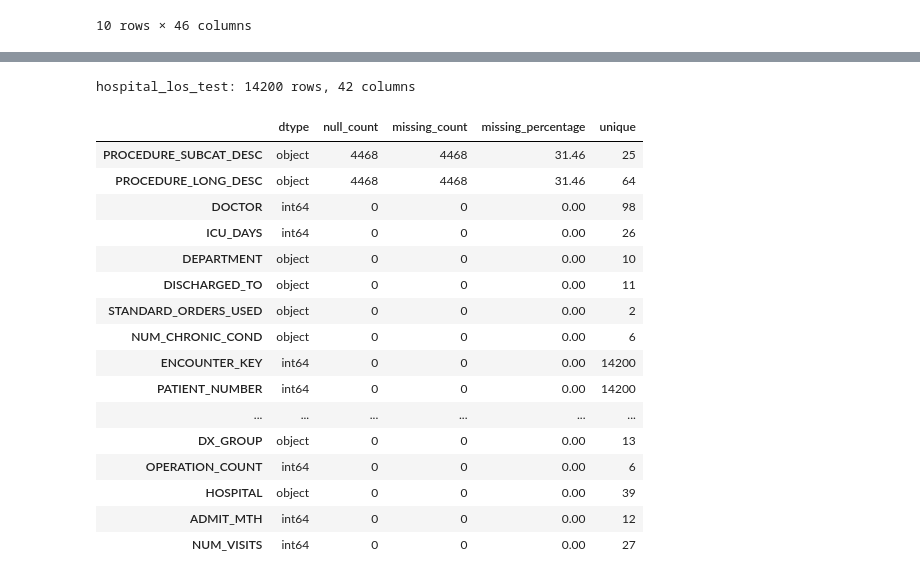
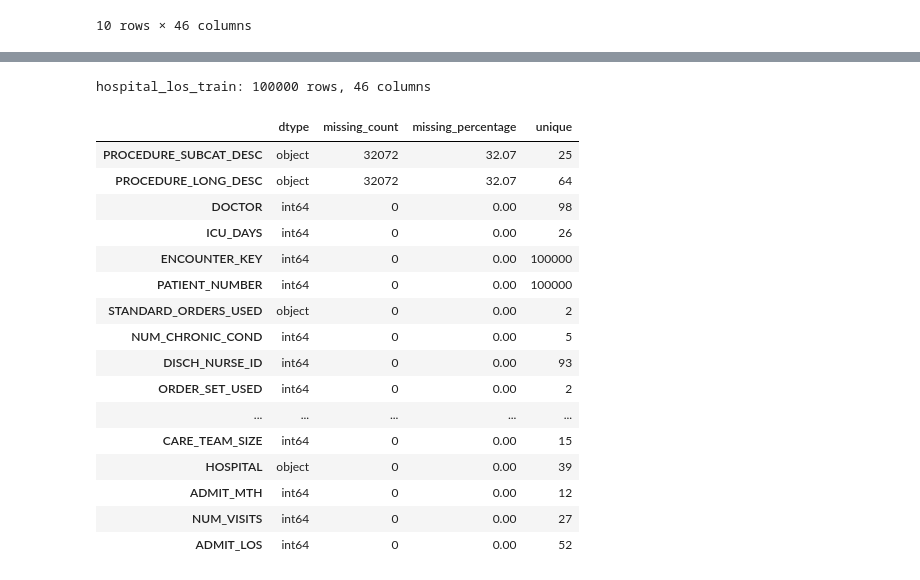
Before and after one commit to benjaminau/sasviya_challenge_2026, a Jupyter notebook: notebooks/hospital_los_eda_cleaning_wrangling.ipynb, the cells around one changed output, grey strips where cells are left out. Cells and saved outputs as stored; diff of their text form; code cells hidden in the pictures.

```diff
--- a/notebooks/hospital_los_eda_cleaning_wrangling.ipynb
+++ b/notebooks/hospital_los_eda_cleaning_wrangling.ipynb
@@ -28,18 +29,3 @@ hospital_los_train.head(10)
 | 8 | 300000008 | 856092066 | 262051 | 0 | HEART | ROUTINE DSCHG, HOME | Y | ... |
 | 9 | 300000009 | 746216963 | 275709 | 0 | HEART | ROUTINE DSCHG, HOME | Y | ... |
 10 rows × 46 columns
-# %%
-# preliminary dataset assessment for training set - shape, dtypes, missingness, cardinality in one table
-def dataset_overview(df, name = "dataset"):
-    overview = pd.DataFrame({
-        'dtype': df.dtypes,
-        'null_count': df.isnull().sum(),
-        'missing_count': df.isna().sum(),
-        'missing_percentage': (df.isnull().sum() / len(df) * 100).round(2),
-        'unique': df.nunique()
-    })
-    print(f"{name}: {df.shape[0]} rows, {df.shape[1]} columns\n")
-    return overview.sort_values('missing_percentage', ascending = False)
-
-hospital_los_train_overview = dataset_overview(hospital_los_train, "hospital_los_train")
-hospital_los_train_overview
@@ -179,34 +48,33 @@ hospital_los_test.head(10)
 # %%
-# preliminary dataset assessment for test set - shape, dtypes, missingness, cardinality in one table
+# preliminary dataset assessment for training set - shape, dtypes, missingness, cardinality in one table
 def dataset_overview(df, name = "dataset"):
     overview = pd.DataFrame({
         'dtype': df.dtypes,
-        'null_count': df.isnull().sum(),
         'missing_count': df.isna().sum(),
         'missing_percentage': (df.isnull().sum() / len(df) * 100).round(2),
         'unique': df.nunique()
     })
     print(f"{name}: {df.shape[0]} rows, {df.shape[1]} columns\n")
     return overview.sort_values('missing_percentage', ascending = False)
 
-hospital_los_test_overview = dataset_overview(hospital_los_test, "hospital_los_test")
-hospital_los_test_overview
+hospital_los_train_overview = dataset_overview(hospital_los_train, "hospital_los_train")
+hospital_los_train_overview
 # %% [output]
-hospital_los_test: 14200 rows, 42 columns
+hospital_los_train: 100000 rows, 46 columns
-|  | dtype | null_count | missing_count | missing_percentage | unique |
-| PROCEDURE_SUBCAT_DESC | object | 4468 | 4468 | 31.46 | 25 |
-| PROCEDURE_LONG_DESC | object | 4468 | 4468 | 31.46 | 64 |
-| DOCTOR | int64 | 0 | 0 | 0.00 | 98 |
-| ICU_DAYS | int64 | 0 | 0 | 0.00 | 26 |
-| DEPARTMENT | object | 0 | 0 | 0.00 | 10 |
-| DISCHARGED_TO | object | 0 | 0 | 0.00 | 11 |
-| STANDARD_ORDERS_USED | object | 0 | 0 | 0.00 | 2 |
-| NUM_CHRONIC_COND | object | 0 | 0 | 0.00 | 6 |
-| ENCOUNTER_KEY | int64 | 0 | 0 | 0.00 | 14200 |
-| PATIENT_NUMBER | int64 | 0 | 0 | 0.00 | 14200 |
-| ... | ... | ... | ... | ... | ... |
-| DX_GROUP | object | 0 | 0 | 0.00 | 13 |
-| OPERATION_COUNT | int64 | 0 | 0 | 0.00 | 6 |
-| HOSPITAL | object | 0 | 0 | 0.00 | 39 |
-| ADMIT_MTH | int64 | 0 | 0 | 0.00 | 12 |
-| NUM_VISITS | int64 | 0 | 0 | 0.00 | 27 |
+|  | dtype | missing_count | missing_percentage | unique |
+| PROCEDURE_SUBCAT_DESC | object | 32072 | 32.07 | 25 |
+| PROCEDURE_LONG_DESC | object | 32072 | 32.07 | 64 |
+| DOCTOR | int64 | 0 | 0.00 | 98 |
+| ICU_DAYS | int64 | 0 | 0.00 | 26 |
+| ENCOUNTER_KEY | int64 | 0 | 0.00 | 100000 |
+| PATIENT_NUMBER | int64 | 0 | 0.00 | 100000 |
+| STANDARD_ORDERS_USED | object | 0 | 0.00 | 2 |
+| NUM_CHRONIC_COND | int64 | 0 | 0.00 | 5 |
+| DISCH_NURSE_ID | int64 | 0 | 0.00 | 93 |
+| ORDER_SET_USED | int64 | 0 | 0.00 | 2 |
+| ... | ... | ... | ... | ... |
+| CARE_TEAM_SIZE | int64 | 0 | 0.00 | 15 |
+| HOSPITAL | object | 0 | 0.00 | 39 |
+| ADMIT_MTH | int64 | 0 | 0.00 | 12 |
+| NUM_VISITS | int64 | 0 | 0.00 | 27 |
+| ADMIT_LOS | int64 | 0 | 0.00 | 52 |
```
Also changed, not shown: parts of 29 cells of this notebook.
